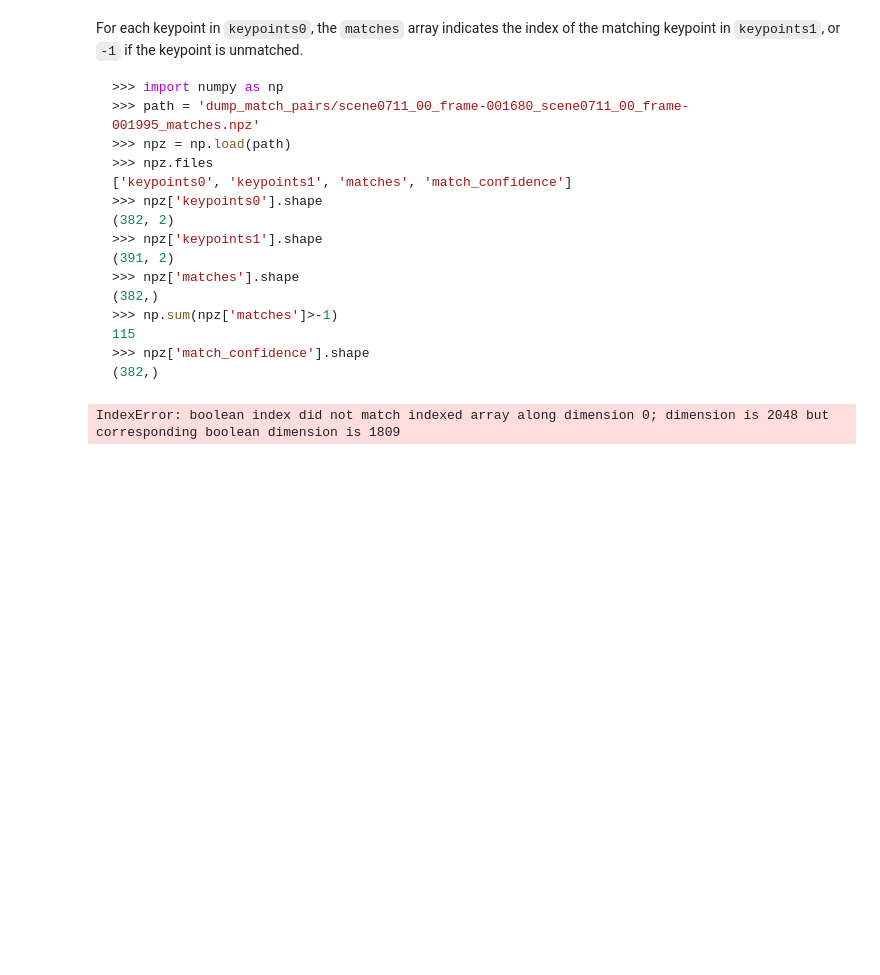
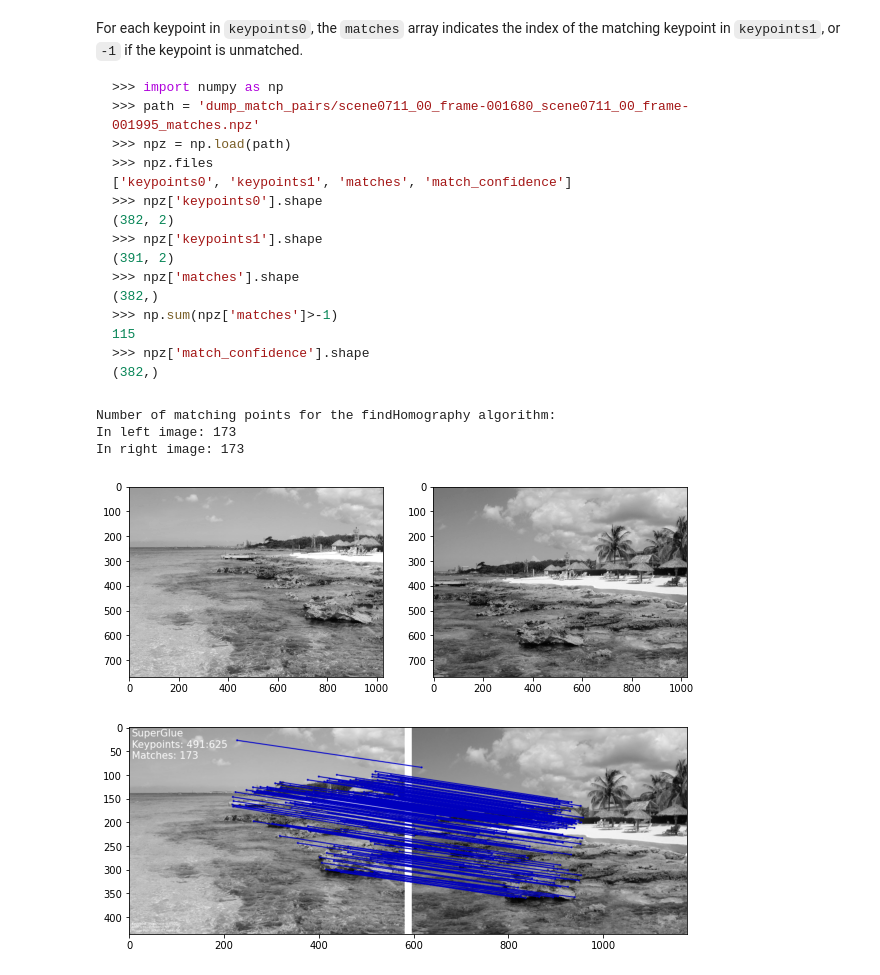
Before and after one commit to itstatev/stitch, a Jupyter notebook: Panorama Stitching.ipynb, the cells around one changed output. Cells and saved outputs as stored; diff of their text form; code cells hidden in the pictures; blank space fills up the shorter version.

````diff
--- a/Panorama Stitching.ipynb
+++ b/Panorama Stitching.ipynb
@@ -68,19 +72,29 @@ For each keypoint in `keypoints0`, the `matches` array indicates the index of th
 >>> npz['match_confidence'].shape
 (382,)
 ```
-# %%
-# testing with one pair of images
-npz = np.load('adobe_panorama/output/'+npz_files[0])
-npz.files
-point_set1 = npz['keypoints0']
-matching_indexes =  npz['matches'] > -1
-point_set2 = npz['keypoints1']
-
-print(len(matching_points))
-H, status = cv.findHomography(point_set1, point_set2)#, cv.RANSAC, 5.0) # computing H to transform right_image to left_image
-print(H)
-H = np.linalg.inv(H)
-H = H/H[-1,-1]
-print(H)
-# %% [output]
-IndexError: boolean index did not match indexed array along dimension 0; dimension is 2048 but corresponding boolean dimension is 1809
+# %%
+# testing with one pair of images
+npz = np.load('adobe_panorama/output/'+npz_files[0])
+npz.files
+point_set1 = npz['keypoints0'][npz['matches']>-1]
+matching_indexes =  npz['matches'][npz['matches']>-1] # -1 if the keypoint is unmatched
+point_set2 = npz['keypoints1'][matching_indexes]
+print("Number of matching points for the findHomography algorithm:")
+print("In left image:", len(point_set1),"\nIn right image:", len(point_set2))
+# %% [output]
+Number of matching points for the findHomography algorithm:
+In left image: 173
+In right image: 173
+# %%
+im_left = cv.imread('adobe_panorama/hotel-07.png',cv.IMREAD_ANYCOLOR)
+im_right = cv.imread('adobe_panorama/hotel-06.png',cv.IMREAD_ANYCOLOR)
+fig = plt.figure(figsize = (10,10))
+plt.subplot(121),plt.imshow(im_left, cmap='gray', vmin = 0, vmax = 255)
+plt.subplot(122),plt.imshow(im_right, cmap='gray', vmin = 0, vmax = 255)
+plt.figure(figsize=(10,10))
+matched_points = cv.imread('adobe_panorama/output/hotel-07_hotel-06_matches.png',cv.IMREAD_ANYCOLOR)
+plt.imshow(matched_points, cmap='gray', vmin = 0, vmax = 255)
+plt.show()
+# %% [output]
+[figure, added]
+[figure, added]
````
Also changed, not shown: parts of 17 cells of this notebook, 15 other files.
